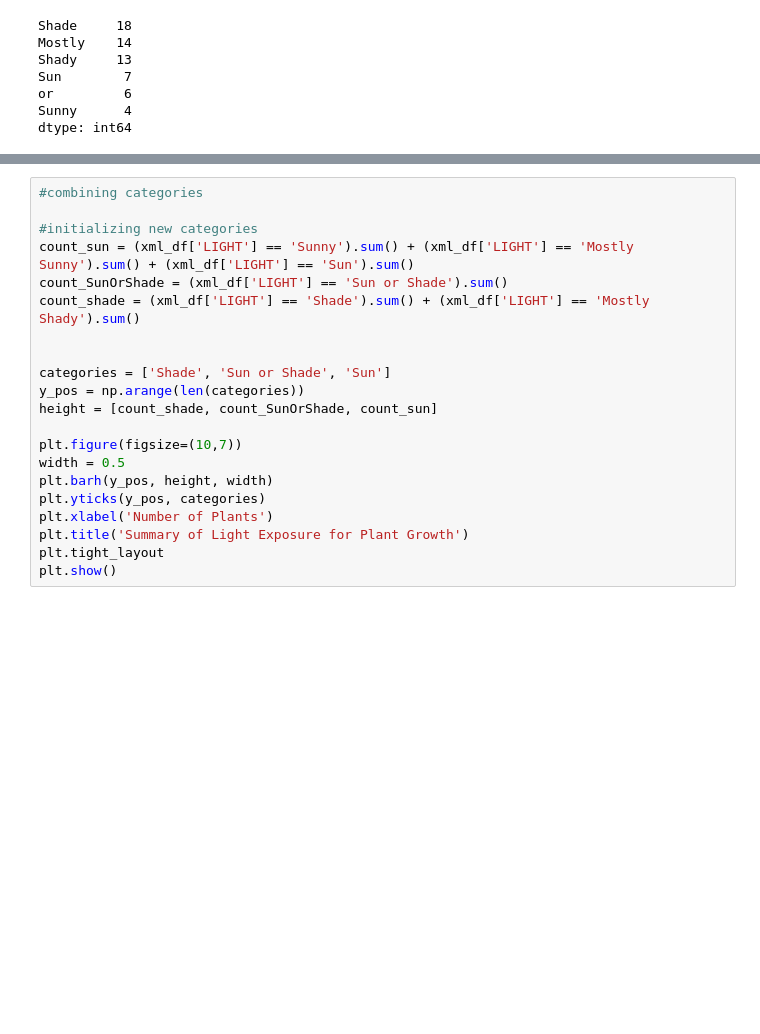
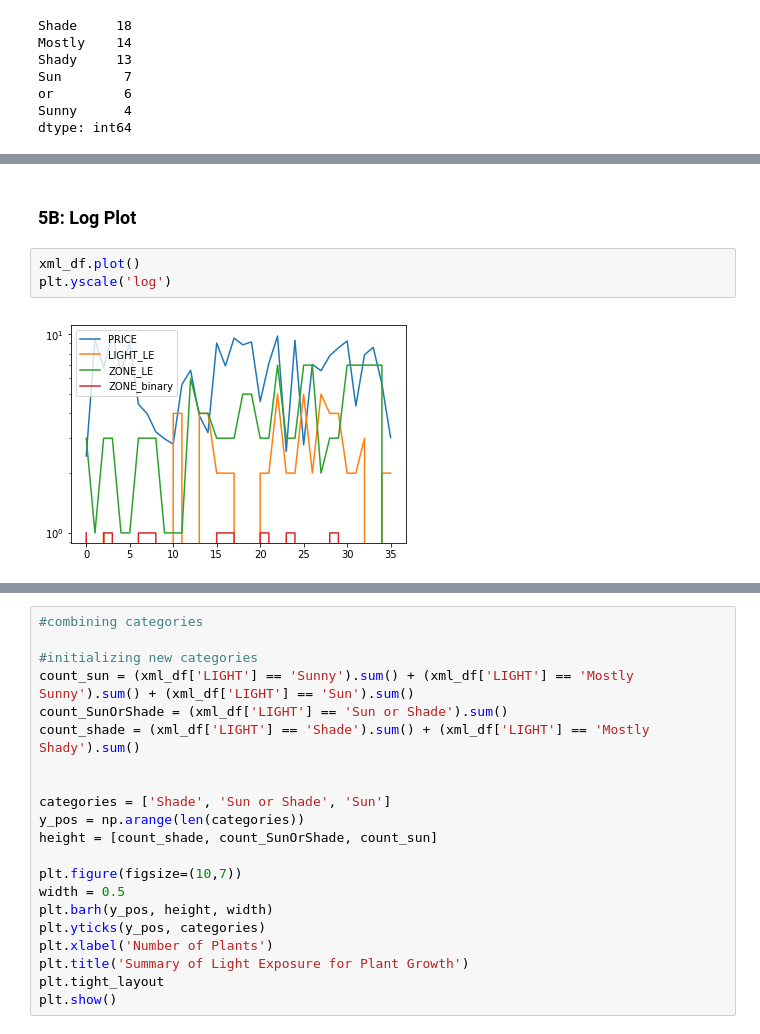
Before and after one commit to msaadah/Data-Analysis-Notebook, a Jupyter notebook: Datasets_Filetypes/XML/XML_Plants_3_plot.ipynb, the cells around one changed output, grey strips where cells are left out. Cells and saved outputs as stored; diff of their text form; blank space fills up the shorter version.

```diff
--- a/Datasets_Filetypes/XML/XML_Plants_3_plot.ipynb
+++ b/Datasets_Filetypes/XML/XML_Plants_3_plot.ipynb
@@ -202,0 +367,7 @@ dtype: int64
+# %% [markdown]
+### 5B:   **Log Plot**
+# %%
+xml_df.plot()
+plt.yscale('log')
+# %% [output]
+[figure, added]
```
Also changed, not shown: parts of 45 cells of this notebook, 23 other files.
